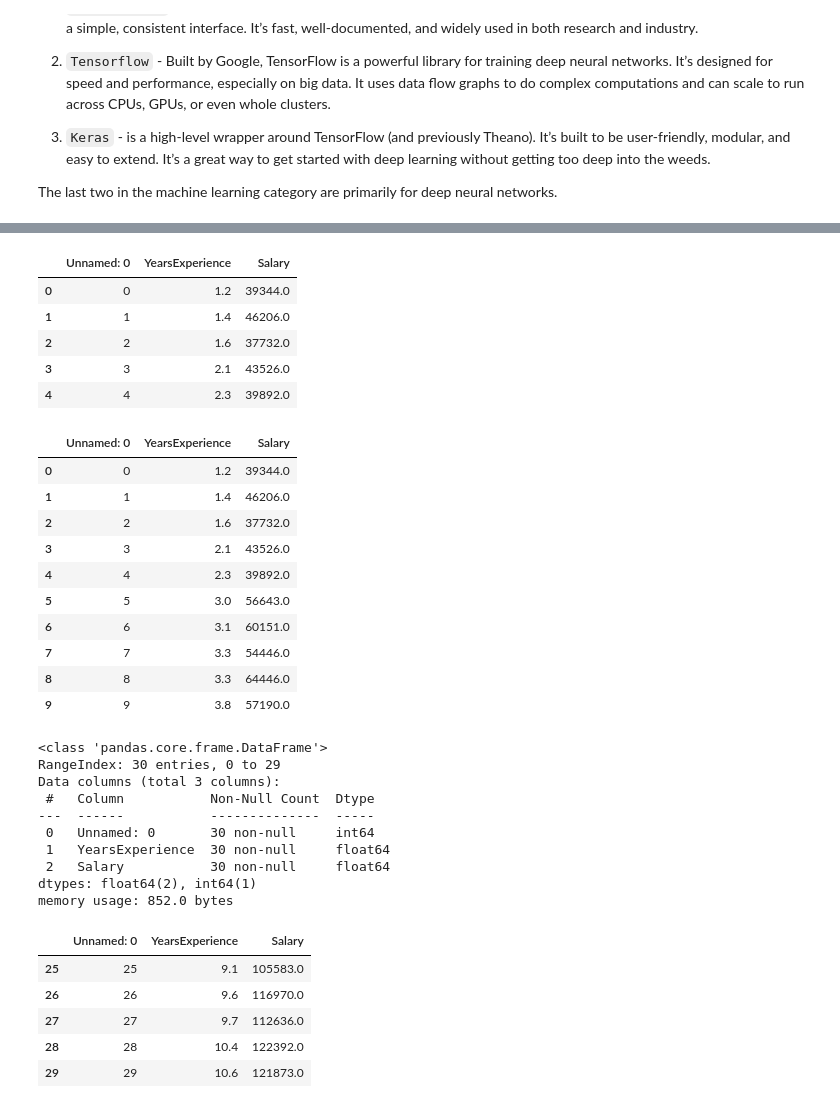
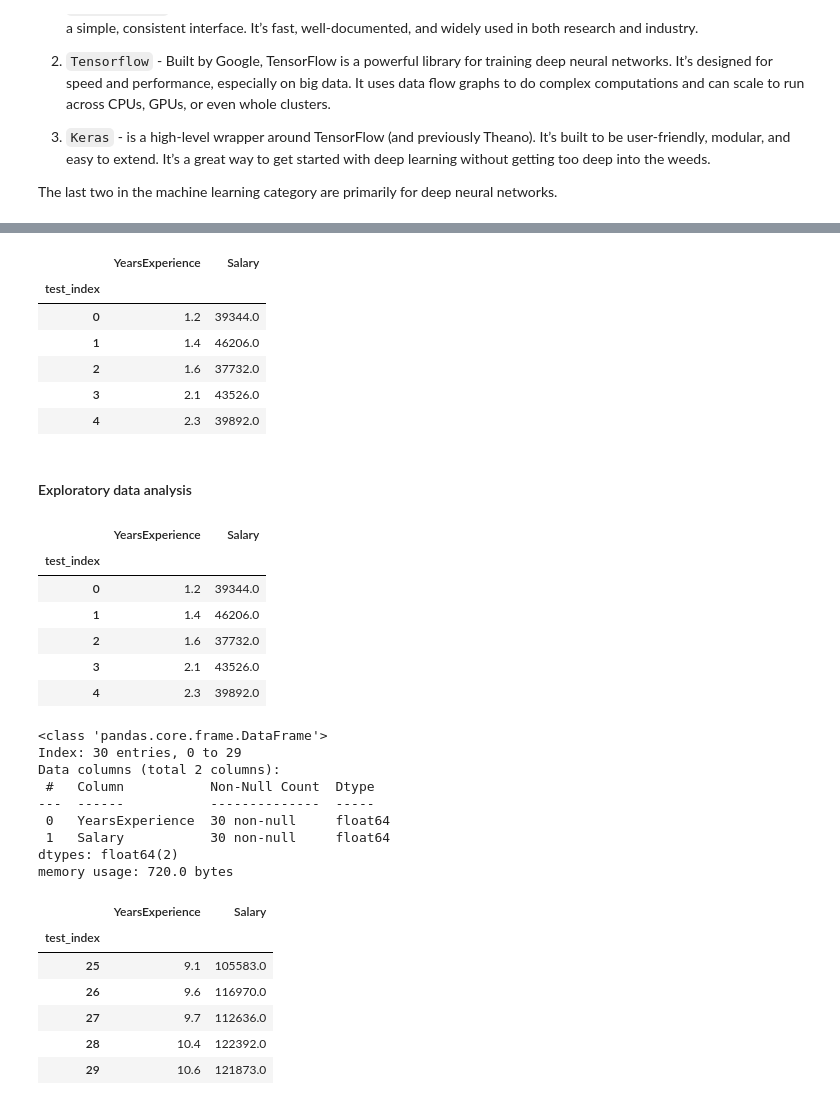
Before and after one commit to MarwaBrian/MockPhase1, a Jupyter notebook: pandas.ipynb, the cells around one changed output, grey strips where cells are left out. Cells and saved outputs as stored; diff of their text form; code cells hidden in the pictures.

```diff
--- a/pandas.ipynb
+++ b/pandas.ipynb
@@ -33,51 +55,47 @@ The last two in the machine learning category are primarily for deep neural netw
 # %%
-import pandas as pd
-
-
 #loading dataset
-data = pd.read_csv('Salary_dataset.csv')
+data = pd.read_csv('Salary_dataset.csv', index_col='test_index', encoding='utf-8')
 
 data.head()
 # %% [output]
-|  | Unnamed: 0 | YearsExperience | Salary |
-| 0 | 0 | 1.2 | 39344.0 |
-| 1 | 1 | 1.4 | 46206.0 |
-| 2 | 2 | 1.6 | 37732.0 |
-| 3 | 3 | 2.1 | 43526.0 |
-| 4 | 4 | 2.3 | 39892.0 |
+|  | YearsExperience | Salary |
+| test_index |  |  |
+| 0 | 1.2 | 39344.0 |
+| 1 | 1.4 | 46206.0 |
+| 2 | 1.6 | 37732.0 |
+| 3 | 2.1 | 43526.0 |
+| 4 | 2.3 | 39892.0 |
+# %% [markdown]
+#### Exploratory data analysis
 # %%
-data.head(10)
+data.head()
 # %% [output]
-|  | Unnamed: 0 | YearsExperience | Salary |
-| 0 | 0 | 1.2 | 39344.0 |
-| 1 | 1 | 1.4 | 46206.0 |
-| 2 | 2 | 1.6 | 37732.0 |
-| 3 | 3 | 2.1 | 43526.0 |
-| 4 | 4 | 2.3 | 39892.0 |
-| 5 | 5 | 3.0 | 56643.0 |
-| 6 | 6 | 3.1 | 60151.0 |
-| 7 | 7 | 3.3 | 54446.0 |
-| 8 | 8 | 3.3 | 64446.0 |
-| 9 | 9 | 3.8 | 57190.0 |
+|  | YearsExperience | Salary |
+| test_index |  |  |
+| 0 | 1.2 | 39344.0 |
+| 1 | 1.4 | 46206.0 |
+| 2 | 1.6 | 37732.0 |
+| 3 | 2.1 | 43526.0 |
+| 4 | 2.3 | 39892.0 |
 # %%
 data.info()
 # %% [output]
 <class 'pandas.core.frame.DataFrame'>
-RangeIndex: 30 entries, 0 to 29
-Data columns (total 3 columns):
+Index: 30 entries, 0 to 29
+Data columns (total 2 columns):
  #   Column           Non-Null Count  Dtype
 ---  ------           --------------  -----
- 0   Unnamed: 0       30 non-null     int64
- 1   YearsExperience  30 non-null     float64
- 2   Salary           30 non-null     float64
-dtypes: float64(2), int64(1)
-memory usage: 852.0 bytes
+ 0   YearsExperience  30 non-null     float64
+ 1   Salary           30 non-null     float64
+dtypes: float64(2)
+memory usage: 720.0 bytes
 # %%
 data.tail()
 # %% [output]
-|  | Unnamed: 0 | YearsExperience | Salary |
-| 25 | 25 | 9.1 | 105583.0 |
-| 26 | 26 | 9.6 | 116970.0 |
-| 27 | 27 | 9.7 | 112636.0 |
-| 28 | 28 | 10.4 | 122392.0 |
-| 29 | 29 | 10.6 | 121873.0 |
+|  | YearsExperience | Salary |
+| test_index |  |  |
+| 25 | 9.1 | 105583.0 |
+| 26 | 9.6 | 116970.0 |
+| 27 | 9.7 | 112636.0 |
+| 28 | 10.4 | 122392.0 |
+| 29 | 10.6 | 121873.0 |
```
Also changed, not shown: parts of 18 cells of this notebook, 2 other files.
